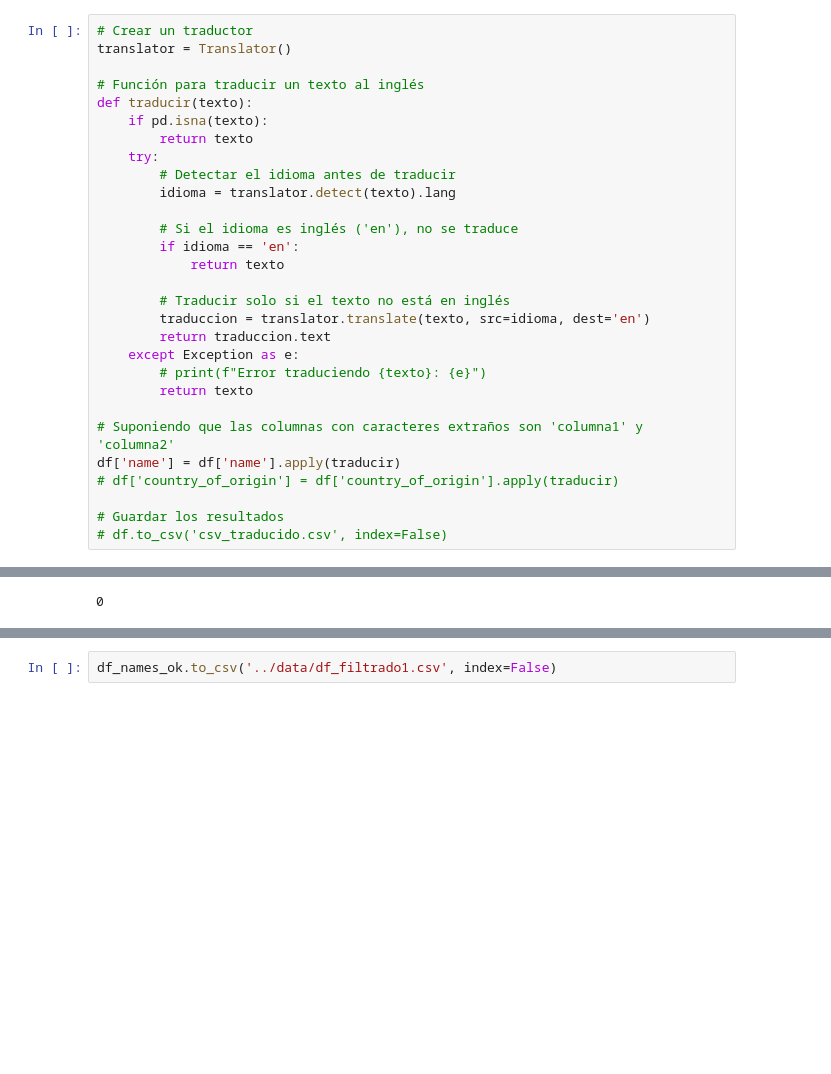
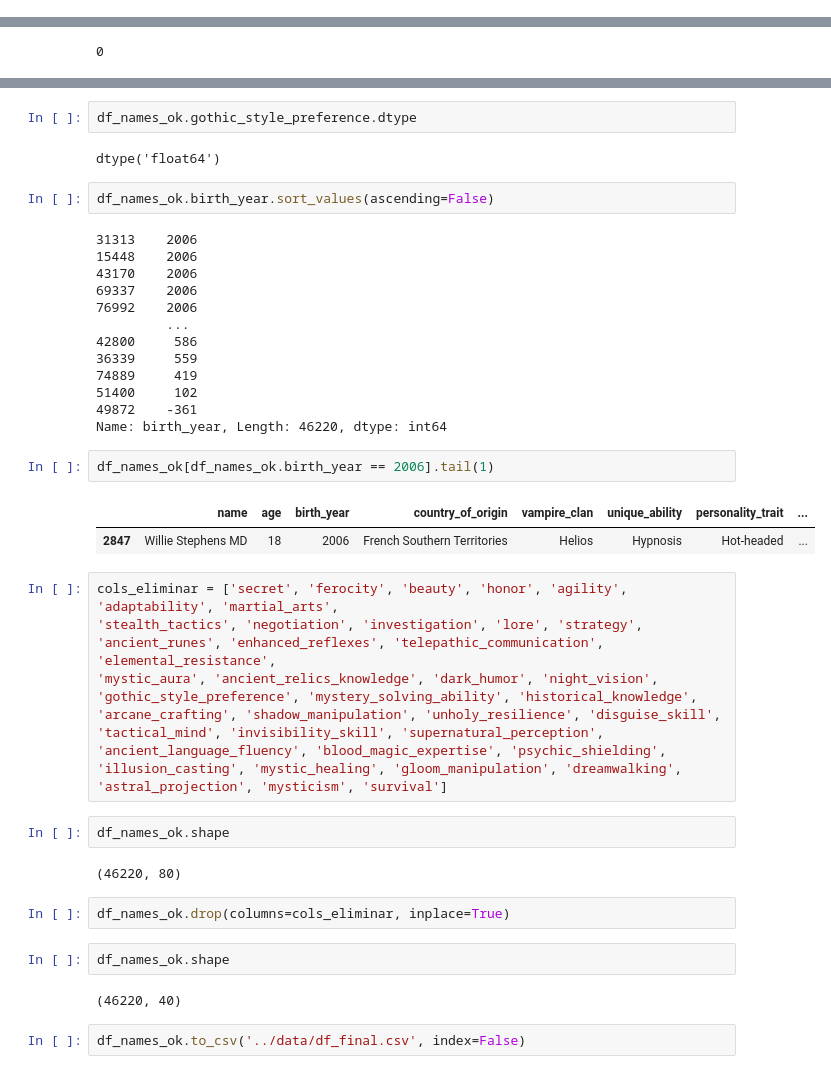
Before and after one commit to MaPitelli/Vampire-Chronicles, a Jupyter notebook: jupyter/2_cleaning_vampire.ipynb, the cells around one changed output, grey strips where cells are left out. Cells and saved outputs as stored; diff of their text form; blank space fills up the shorter version.

```diff
--- a/jupyter/2_cleaning_vampire.ipynb
+++ b/jupyter/2_cleaning_vampire.ipynb
@@ -116,32 +30,3 @@ Porcentaje de valores con caracteres no latinos en 'country_of_origin': 41.33%
-# %%
-# Crear un traductor
-translator = Translator()
-
-# Función para traducir un texto al inglés
-def traducir(texto):
-    if pd.isna(texto):
-        return texto
-    try:
-        # Detectar el idioma antes de traducir
-        idioma = translator.detect(texto).lang
-
-        # Si el idioma es inglés ('en'), no se traduce
-        if idioma == 'en':
-            return texto
-
-        # Traducir solo si el texto no está en inglés
-        traduccion = translator.translate(texto, src=idioma, dest='en')
-        return traduccion.text
-    except Exception as e:
-        # print(f"Error traduciendo {texto}: {e}")
-        return texto
-
-# Suponiendo que las columnas con caracteres extraños son 'columna1' y 'columna2'
-df['name'] = df['name'].apply(traducir)
-# df['country_of_origin'] = df['country_of_origin'].apply(traducir)
-
-# Guardar los resultados
-# df.to_csv('csv_traducido.csv', index=False)
 # %%
 df.name.nunique()
 # %% [output]
@@ -192,2 +86,47 @@ df_names_ok.head(20)
+# %%
+df_names_ok.gothic_style_preference.dtype
+# %% [output]
+dtype('float64')
+# %%
+df_names_ok.birth_year.sort_values(ascending=False)
+# %% [output]
+31313    2006
+15448    2006
+43170    2006
+69337    2006
+76992    2006
+         ...
+42800     586
+36339     559
+74889     419
+51400     102
+49872    -361
+Name: birth_year, Length: 46220, dtype: int64
+# %%
+df_names_ok[df_names_ok.birth_year == 2006].tail(1)
+# %% [output]
+|  | name | age | birth_year | country_of_origin | vampire_clan | unique_ability | personality_trait | ... |
+| 2847 | Willie Stephens MD | 18 | 2006 | French Southern Territories | Helios | Hypnosis | Hot-headed | ... |
+# %%
+cols_eliminar = ['secret', 'ferocity', 'beauty', 'honor', 'agility', 'adaptability', 'martial_arts',
+'stealth_tactics', 'negotiation', 'investigation', 'lore', 'strategy',
+'ancient_runes', 'enhanced_reflexes', 'telepathic_communication', 'elemental_resistance',
+'mystic_aura', 'ancient_relics_knowledge', 'dark_humor', 'night_vision',
+'gothic_style_preference', 'mystery_solving_ability', 'historical_knowledge',
+'arcane_crafting', 'shadow_manipulation', 'unholy_resilience', 'disguise_skill',
+'tactical_mind', 'invisibility_skill', 'supernatural_perception',
+'ancient_language_fluency', 'blood_magic_expertise', 'psychic_shielding',
+'illusion_casting', 'mystic_healing', 'gloom_manipulation', 'dreamwalking',
+'astral_projection', 'mysticism', 'survival']
+# %%
+df_names_ok.shape
+# %% [output]
+(46220, 80)
+# %%
+df_names_ok.drop(columns=cols_eliminar, inplace=True)
+# %%
+df_names_ok.shape
+# %% [output]
+(46220, 40)
 # %%
-df_names_ok.to_csv('../data/df_filtrado1.csv', index=False)
+df_names_ok.to_csv('../data/df_final.csv', index=False)
```
Also changed, not shown: parts of 12 cells of this notebook, 4 other files.
